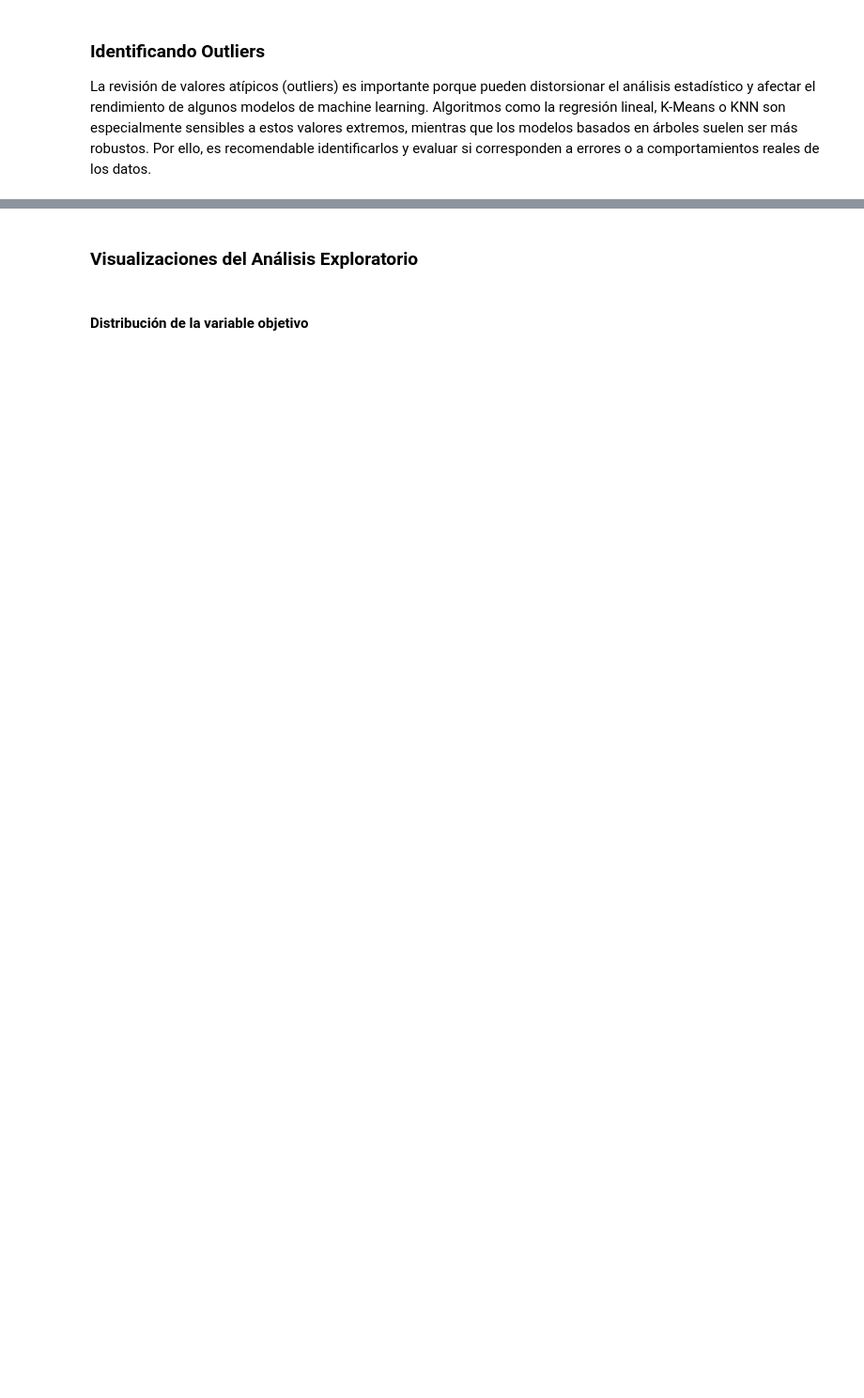
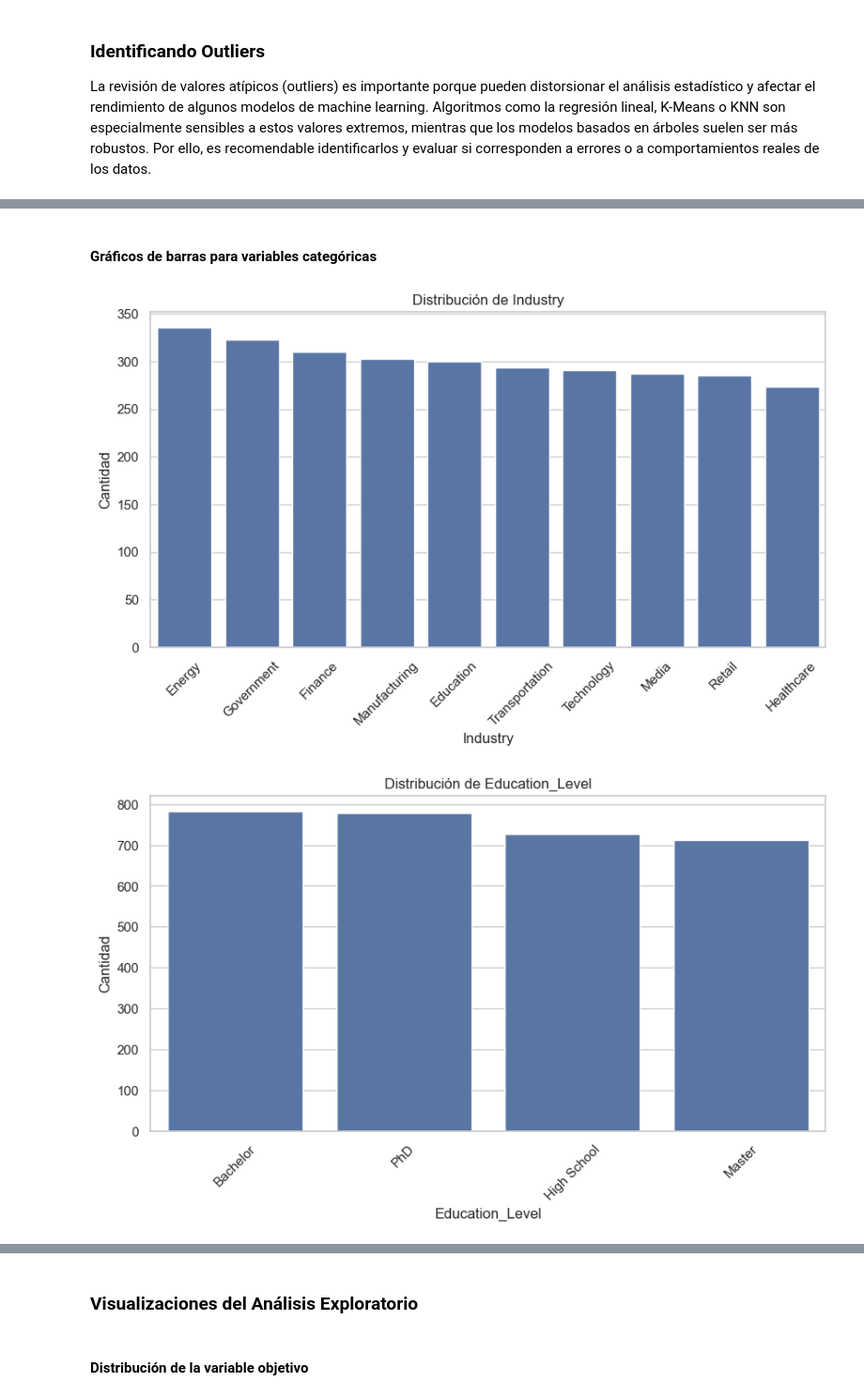
Before and after one commit to yurilealjaque/Skillnest-Data-Science-Proyecto-2, a Jupyter notebook: EDA/EDA_AI_Impact_on_Jobs_2030.ipynb, the cells around one changed output, grey strips where cells are left out. Shown at 94% size. Saved outputs shown, nothing was run; the diff lists cells and outputs as text; code cells hidden in the pictures; blank space fills up the shorter version.

```diff
--- a/EDA/EDA_AI_Impact_on_Jobs_2030.ipynb
+++ b/EDA/EDA_AI_Impact_on_Jobs_2030.ipynb
@@ -138,21 +335,24 @@ posibles_duplicados
 
 La revisión de valores atípicos (outliers) es importante porque pueden distorsionar el análisis estadístico y afectar el rendimiento de algunos modelos de machine learning. Algoritmos como la regresión lineal, K-Means o KNN son especialmente sensibles a estos valores extremos, mientras que los modelos basados en árboles suelen ser más robustos. Por ello, es recomendable identificarlos y evaluar si corresponden a errores o a comportamientos reales de los datos.
 # %%
-cols = df.select_dtypes(include='number').columns
-colors = sns.color_palette("husl", len(cols))
+resumen_outliers = []
 
-fig, ax = plt.subplots((len(cols)+2)//3, 3, figsize=(15, 4*((len(cols)+2)//3)))
-ax = ax.flatten()
+for col in columnas_numericas:
+    q1 = df[col].quantile(0.25)
+    q3 = df[col].quantile(0.75)
+    iqr = q3 - q1
 
-for i, (col, color) in enumerate(zip(cols, colors)):
-    sns.boxplot(y=df[col], ax=ax[i], color=color)
-    q1, q3 = df[col].quantile([.25, .75])
-    iqr = q3 - q1
-    n = ((df[col] < q1 - 1.5*iqr) | (df[col] > q3 + 1.5*iqr)).sum()
-    ax[i].set_title(f'{col}\nOutliers: {n}')
+    limite_inferior = q1 - 1.5 * iqr
+    limite_superior = q3 + 1.5 * iqr
 
-for j in range(i+1, len(ax)):
-    fig.delaxes(ax[j])
+    cantidad_outliers = ((df[col] < limite_inferior) | (df[col] > limite_superior)).sum()
 
-plt.tight_layout()
-plt.show()
+    resumen_outliers.append({
+        "Variable": col,
+        "Outliers": cantidad_outliers,
+        "Límite inferior": round(limite_inferior, 2),
+        "Límite superior": round(limite_superior, 2)
+    })
+
+tabla_outliers = pd.DataFrame(resumen_outliers)
+tabla_outliers
@@ -158,0 +379,16 @@ plt.show()
+# %% [markdown]
+#### **Gráficos de barras para variables categóricas**
+# %%
+categoricas_para_graficar = ["Industry","Education_Level","Remote_Work_Possibility","Automation_Level","Company_Size","AI_Tool_Usage","Upskilling_Needed","Hiring_Trend_2026"]
+
+for col in categoricas_para_graficar:
+    plt.figure(figsize=(10, 5))
+    sns.countplot(data=df, x=col, order=df[col].value_counts().index)
+    plt.title(f"Distribución de {col}")
+    plt.xlabel(col)
+    plt.ylabel("Cantidad")
+    plt.xticks(rotation=45)
+    plt.show()
+# %% [output]
+[figure, added]
+[figure, added]
```
Also changed, not shown: parts of 46 cells of this notebook, 5 other files.
